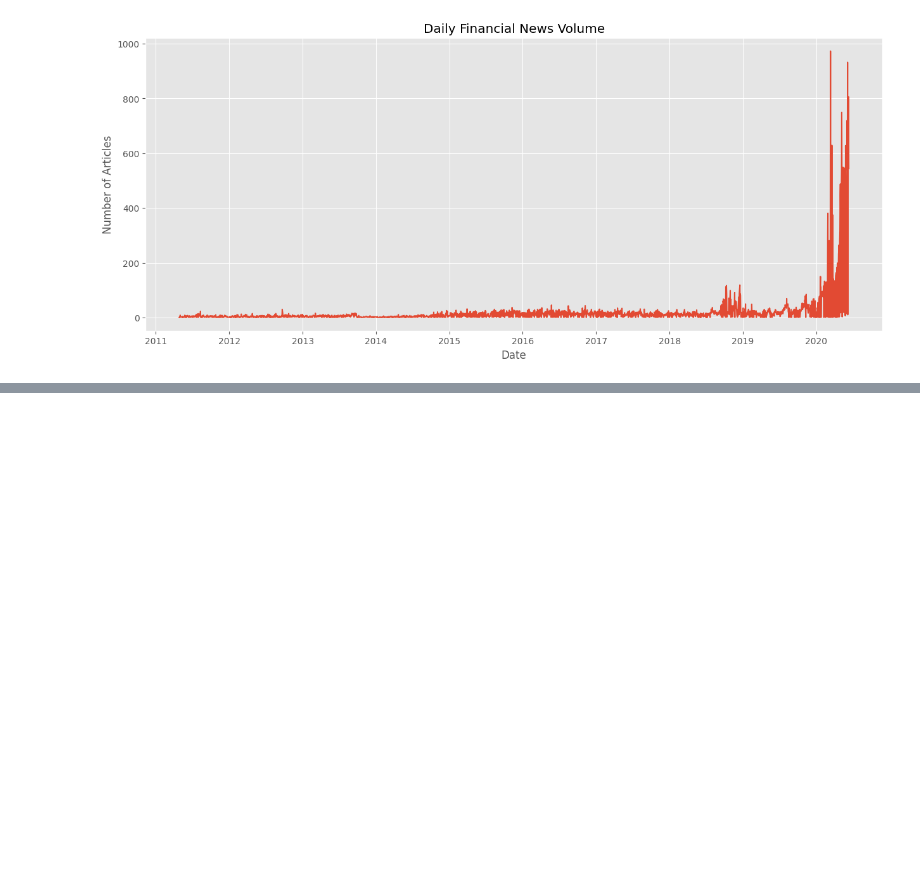
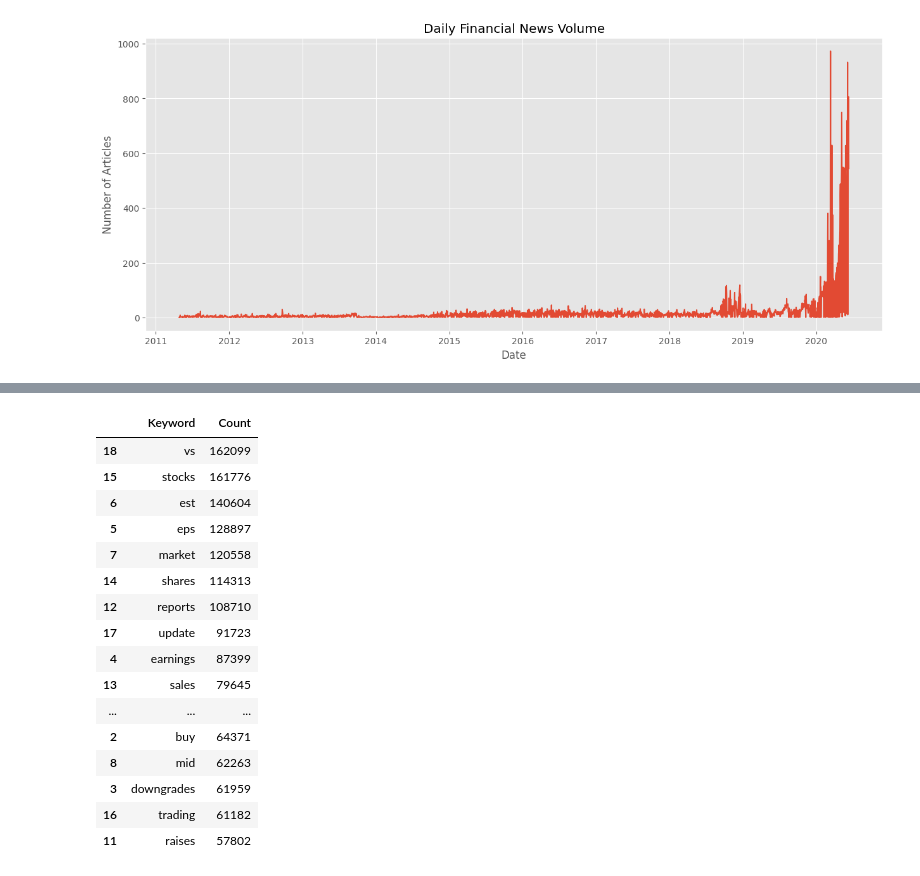
Before and after one commit to Benareyo/news-sentiment-analysis, a Jupyter notebook: notebooks/task_1_eda.ipynb, the cells around one changed output, grey strips where cells are left out. Drawn from its saved outputs; the diff is of its cells as text; code cells hidden in the pictures; blank space fills up the shorter version.

Commit message:
feat: complete Task 1 exploratory data analysis and project documentation

```diff
--- a/notebooks/task_1_eda.ipynb
+++ b/notebooks/task_1_eda.ipynb
@@ -179,0 +234,32 @@ plt.show()
+# %%
+word_counts = X.toarray().sum(axis=0)
+
+keyword_df = pd.DataFrame({
+    "Keyword": keywords,
+    "Count": word_counts
+})
+
+keyword_df = keyword_df.sort_values(
+    by="Count",
+    ascending=False
+)
+
+keyword_df
+# %% [output]
+|  | Keyword | Count |
+| 18 | vs | 162099 |
+| 15 | stocks | 161776 |
+| 6 | est | 140604 |
+| 5 | eps | 128897 |
+| 7 | market | 120558 |
+| 14 | shares | 114313 |
+| 12 | reports | 108710 |
+| 17 | update | 91723 |
+| 4 | earnings | 87399 |
+| 13 | sales | 79645 |
+| ... | ... | ... |
+| 2 | buy | 64371 |
+| 8 | mid | 62263 |
+| 3 | downgrades | 61959 |
+| 16 | trading | 61182 |
+| 11 | raises | 57802 |
```
Also changed, not shown: parts of 7 cells of this notebook, 2 other files.
